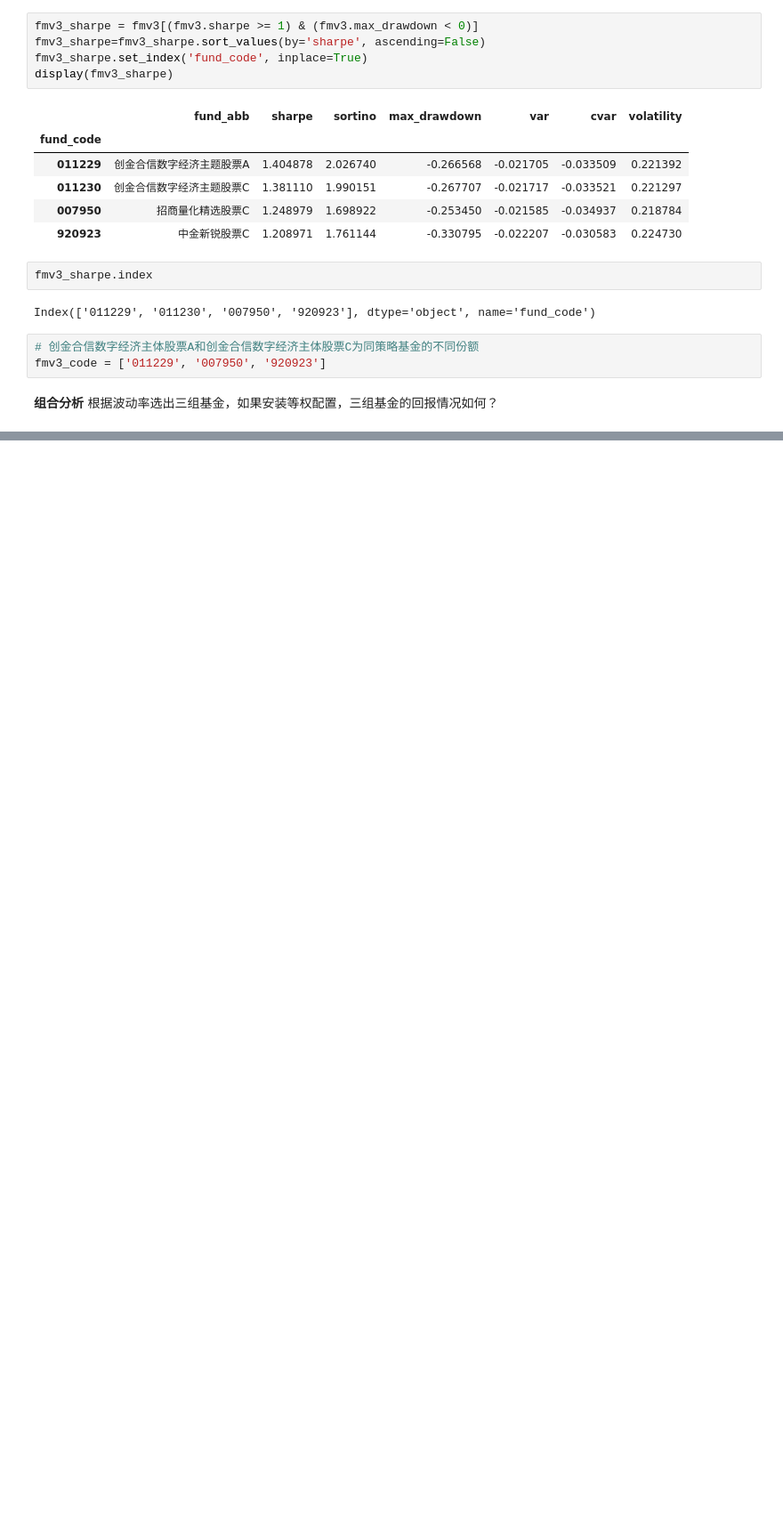
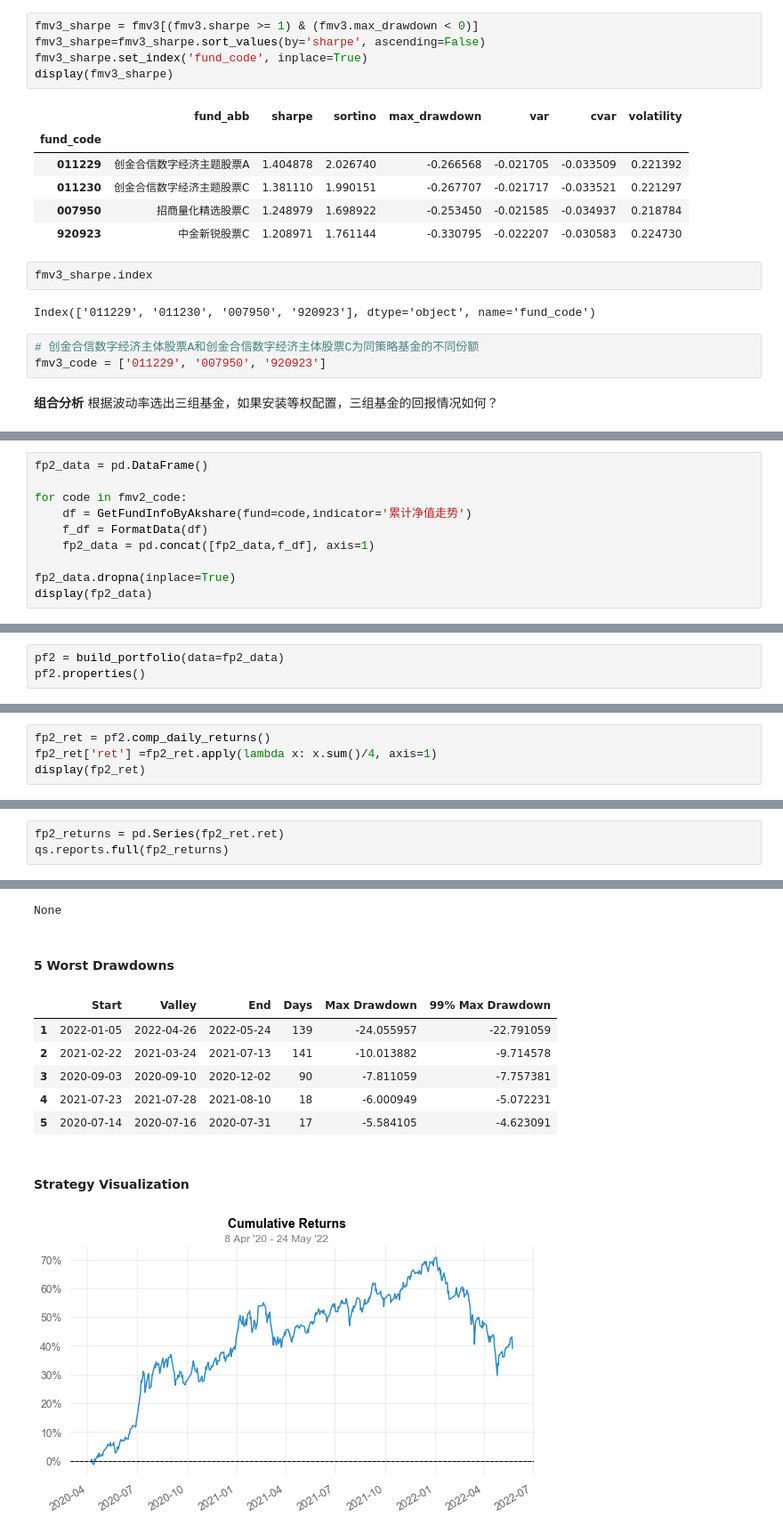
Before and after one commit to ibestrace/stock-debt-hybrid-strategy, a Jupyter notebook: volatility-analysis.ipynb, the cells around one changed output, grey strips where cells are left out. Shown at 89% size. Drawn from its saved outputs; the diff is of its cells as text; blank space fills up the shorter version.

```diff
--- a/volatility-analysis.ipynb
+++ b/volatility-analysis.ipynb
@@ -217,0 +273,10 @@ def FormatData(fund_open_fund_info_em_df):
+# %%
+fp2_data = pd.DataFrame()
+
+for code in fmv2_code:
+    df = GetFundInfoByAkshare(fund=code,indicator='累计净值走势')
+    f_df = FormatData(df)
+    fp2_data = pd.concat([fp2_data,f_df], axis=1)
+
+fp2_data.dropna(inplace=True)
+display(fp2_data)
@@ -217,0 +298,3 @@ def FormatData(fund_open_fund_info_em_df):
+# %%
+pf2 = build_portfolio(data=fp2_data)
+pf2.properties()
@@ -217,0 +458,4 @@ def FormatData(fund_open_fund_info_em_df):
+# %%
+fp2_ret = pf2.comp_daily_returns()
+fp2_ret['ret'] =fp2_ret.apply(lambda x: x.sum()/4, axis=1)
+display(fp2_ret)
@@ -217,0 +477,4 @@ def FormatData(fund_open_fund_info_em_df):
+# %%
+fp2_returns = pd.Series(fp2_ret.ret)
+qs.reports.full(fp2_returns)
+# %% [output]
@@ -217,0 +499,10 @@ def FormatData(fund_open_fund_info_em_df):
+None
+5 Worst Drawdowns
+|  | Start | Valley | End | Days | Max Drawdown | 99% Max Drawdown |
+| 1 | 2022-01-05 | 2022-04-26 | 2022-05-24 | 139 | -24.055957 | -22.791059 |
+| 2 | 2021-02-22 | 2021-03-24 | 2021-07-13 | 141 | -10.013882 | -9.714578 |
+| 3 | 2020-09-03 | 2020-09-10 | 2020-12-02 | 90 | -7.811059 | -7.757381 |
+| 4 | 2021-07-23 | 2021-07-28 | 2021-08-10 | 18 | -6.000949 | -5.072231 |
+| 5 | 2020-07-14 | 2020-07-16 | 2020-07-31 | 17 | -5.584105 | -4.623091 |
+Strategy Visualization
+[figure, added]
```
Also changed, not shown: parts of 23 cells of this notebook.
